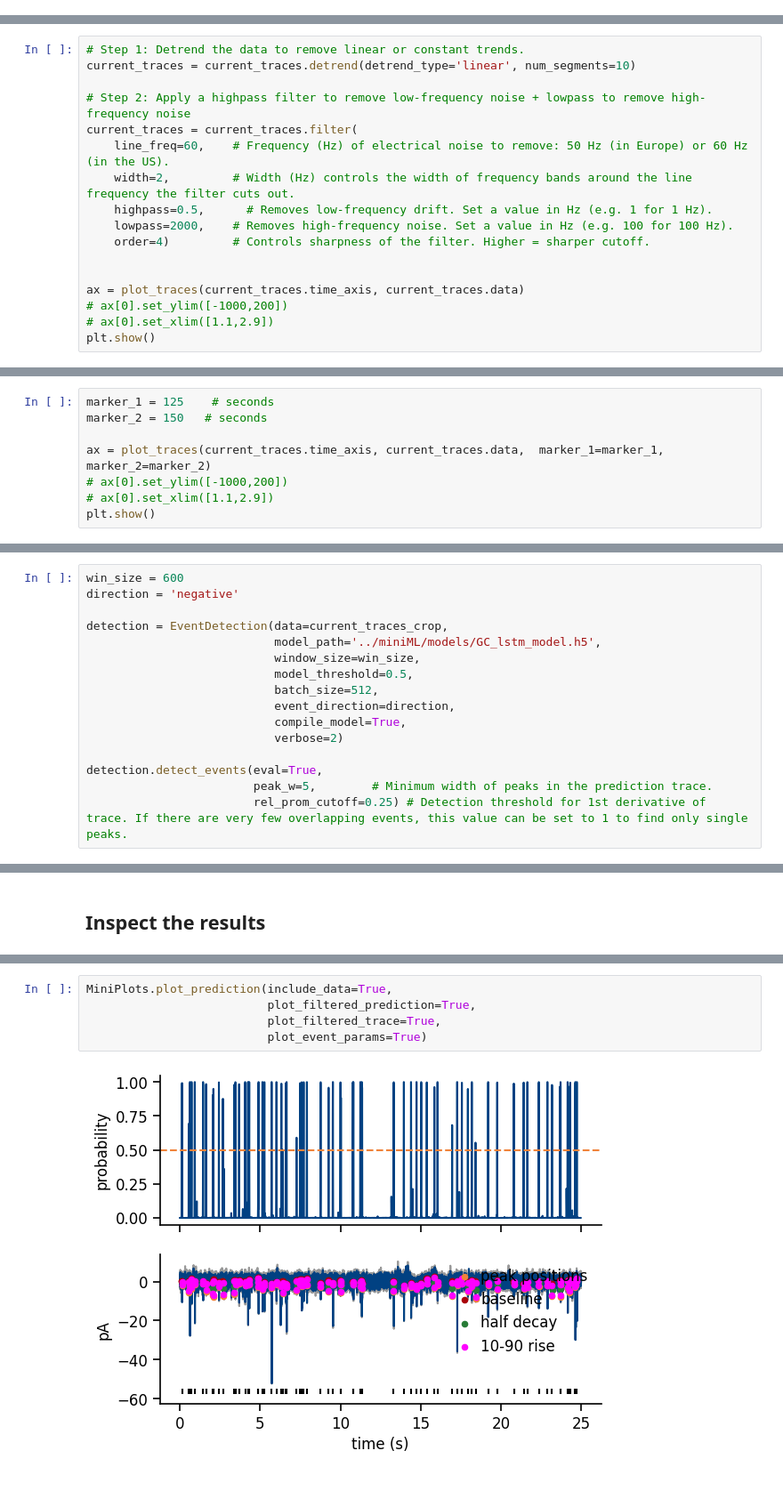
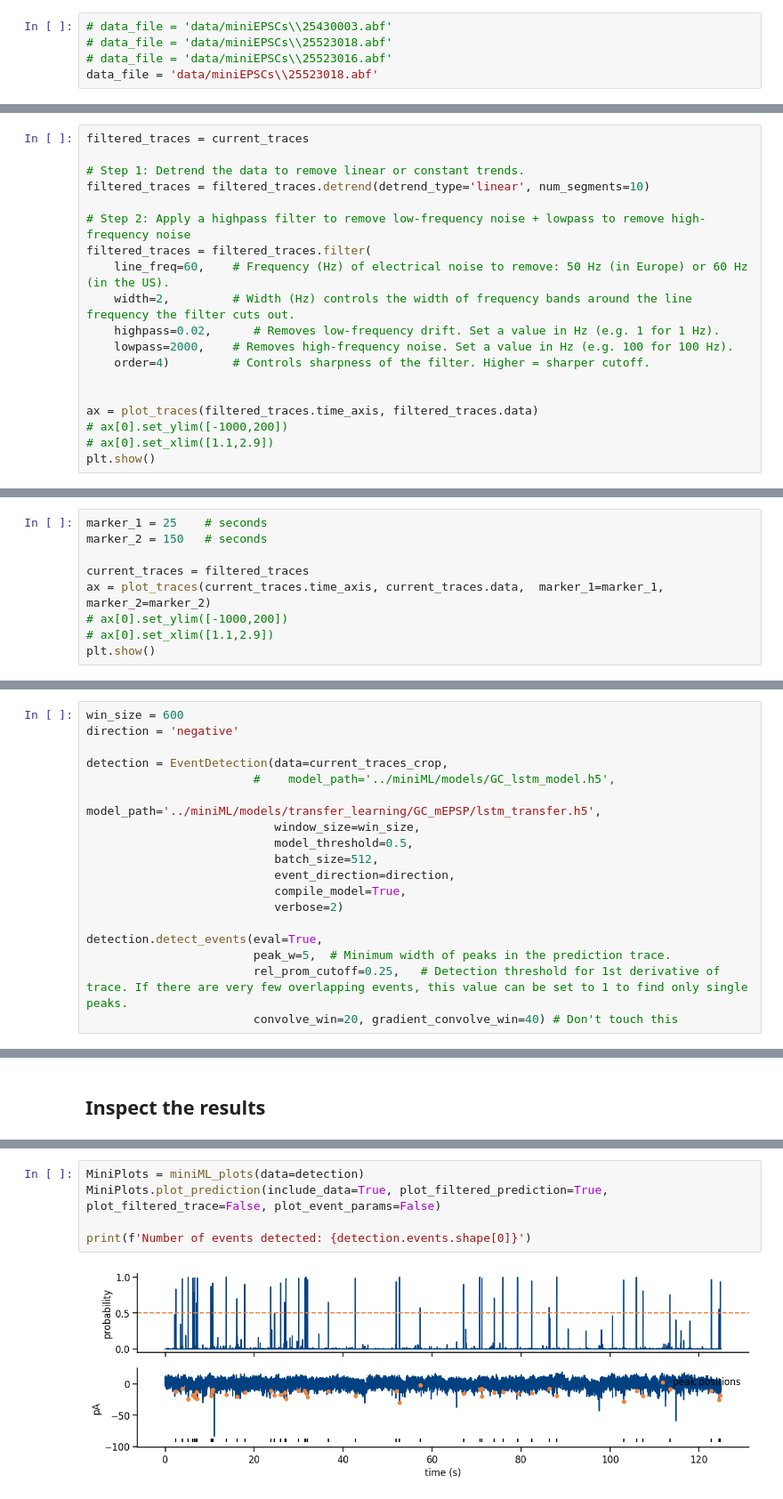
Before and after one commit to argalloni/CSHL_IonChannels2025, a Jupyter notebook: Analysis 12 - miniEPSCs.ipynb, the cells around one changed output, grey strips where cells are left out. Shown at 89% size. Cells and saved outputs as stored; diff of their text form.

```diff
--- a/Analysis 12 - miniEPSCs.ipynb
+++ b/Analysis 12 - miniEPSCs.ipynb
@@ -49,3 +47,8 @@ data_file = 'data/miniEPSCs\\25430003.abf'
+# %%
+# data_file = 'data/miniEPSCs\\25430003.abf'
+# data_file = 'data/miniEPSCs\\25523018.abf'
+# data_file = 'data/miniEPSCs\\25523016.abf'
+data_file = 'data/miniEPSCs\\25523018.abf'
 # %% [markdown]
 Now we can load the file and plot the raw data:
 # %%
@@ -71,19 +74,21 @@ Let's start by filtering the signal to get a stable baseline, remove some of the
 
 The goal here is to only remove the noise with minimal distortion of the data.
 # %%
+filtered_traces = current_traces
+
 # Step 1: Detrend the data to remove linear or constant trends.
-current_traces = current_traces.detrend(detrend_type='linear', num_segments=10)
+filtered_traces = filtered_traces.detrend(detrend_type='linear', num_segments=10)
 
 # Step 2: Apply a highpass filter to remove low-frequency noise + lowpass to remove high-frequency noise
-current_traces = current_traces.filter(
+filtered_traces = filtered_traces.filter(
     line_freq=60,    # Frequency (Hz) of electrical noise to remove: 50 Hz (in Europe) or 60 Hz (in the US).
     width=2,         # Width (Hz) controls the width of frequency bands around the line frequency the filter cuts out.
-    highpass=0.5,      # Removes low-frequency drift. Set a value in Hz (e.g. 1 for 1 Hz).
+    highpass=0.02,      # Removes low-frequency drift. Set a value in Hz (e.g. 1 for 1 Hz).
     lowpass=2000,    # Removes high-frequency noise. Set a value in Hz (e.g. 100 for 100 Hz).
     order=4)         # Controls sharpness of the filter. Higher = sharper cutoff.
 
 
-ax = plot_traces(current_traces.time_axis, current_traces.data)
+ax = plot_traces(filtered_traces.time_axis, filtered_traces.data)
 # ax[0].set_ylim([-1000,200])
 # ax[0].set_xlim([1.1,2.9])
 plt.show()
@@ -92,9 +97,10 @@ plt.show()
 # %% [markdown]
 Cut out region of interest
 # %%
-marker_1 = 125    # seconds
+marker_1 = 25    # seconds
 marker_2 = 150   # seconds
 
+current_traces = filtered_traces
 ax = plot_traces(current_traces.time_axis, current_traces.data,  marker_1=marker_1, marker_2=marker_2)
 # ax[0].set_ylim([-1000,200])
 # ax[0].set_xlim([1.1,2.9])
@@ -120,7 +126,8 @@ win_size = 600
 direction = 'negative'
 
 detection = EventDetection(data=current_traces_crop,
-                           model_path='../miniML/models/GC_lstm_model.h5',
+                        #    model_path='../miniML/models/GC_lstm_model.h5',
+                           model_path='../miniML/models/transfer_learning/GC_mEPSP/lstm_transfer.h5',
                            window_size=win_size,
                            model_threshold=0.5,
                            batch_size=512,
@@ -129,6 +136,7 @@ detection = EventDetection(data=current_traces_crop,
                            verbose=2)
 
 detection.detect_events(eval=True,
-                        peak_w=5,        # Minimum width of peaks in the prediction trace.
-                        rel_prom_cutoff=0.25) # Detection threshold for 1st derivative of trace. If there are very few overlapping events, this value can be set to 1 to find only single peaks.
+                        peak_w=5,  # Minimum width of peaks in the prediction trace.
+                        rel_prom_cutoff=0.25,   # Detection threshold for 1st derivative of trace. If there are very few overlapping events, this value can be set to 1 to find only single peaks.
+                        convolve_win=20, gradient_convolve_win=40) # Don't touch this
 # %% [output]
@@ -169,7 +164,7 @@ MiniPlots = miniML_plots(data=detection)
 # %%
-MiniPlots.plot_prediction(include_data=True,
-                          plot_filtered_prediction=True,
-                          plot_filtered_trace=True,
-                          plot_event_params=True)
+MiniPlots = miniML_plots(data=detection)
+MiniPlots.plot_prediction(include_data=True, plot_filtered_prediction=True, plot_filtered_trace=False, plot_event_params=False)
+
+print(f'Number of events detected: {detection.events.shape[0]}')
 # %% [output]
-[figure, old version]
+[figure, new version]
```
Also changed, not shown: parts of 29 cells of this notebook, 1 other file.
